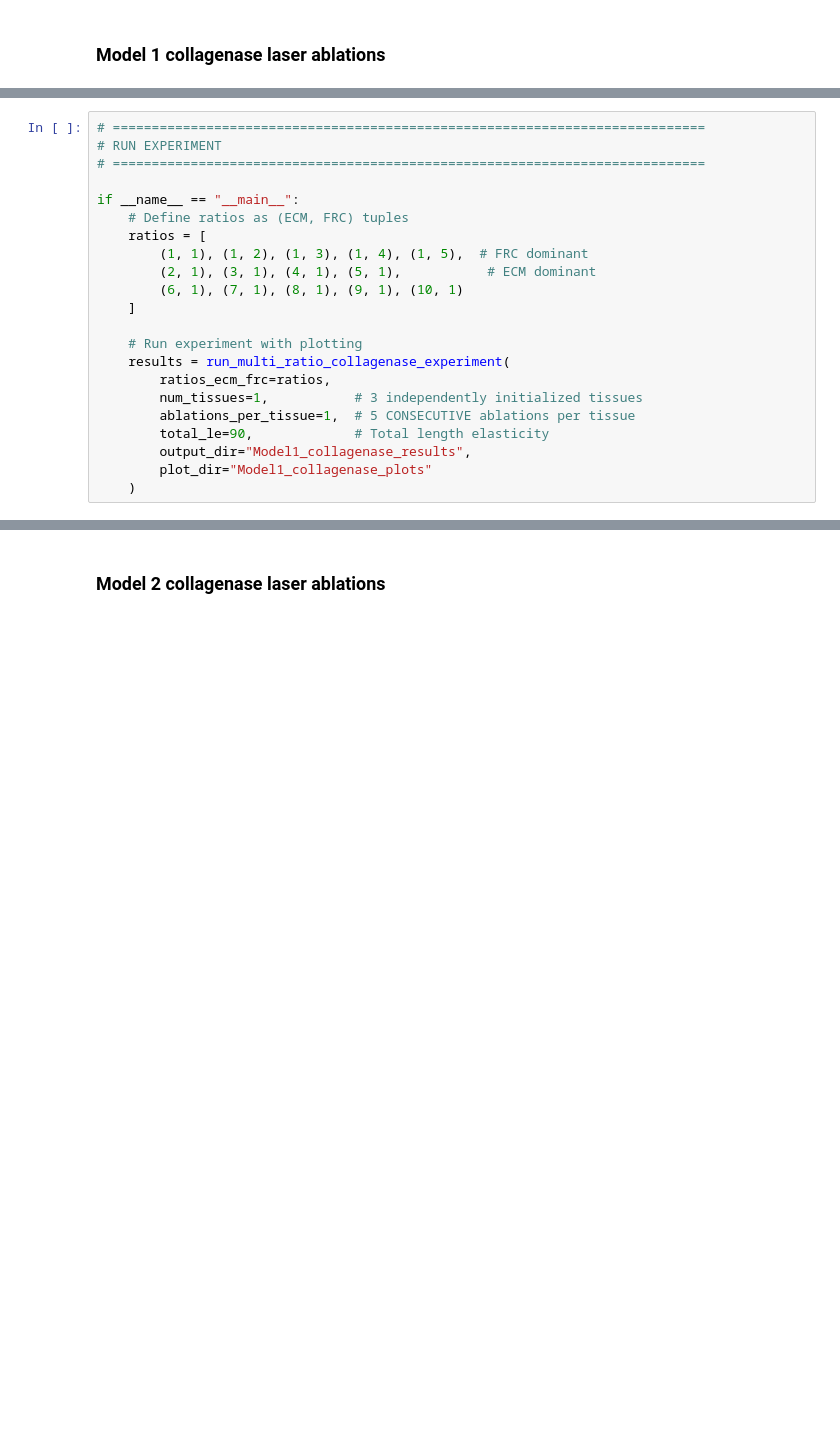
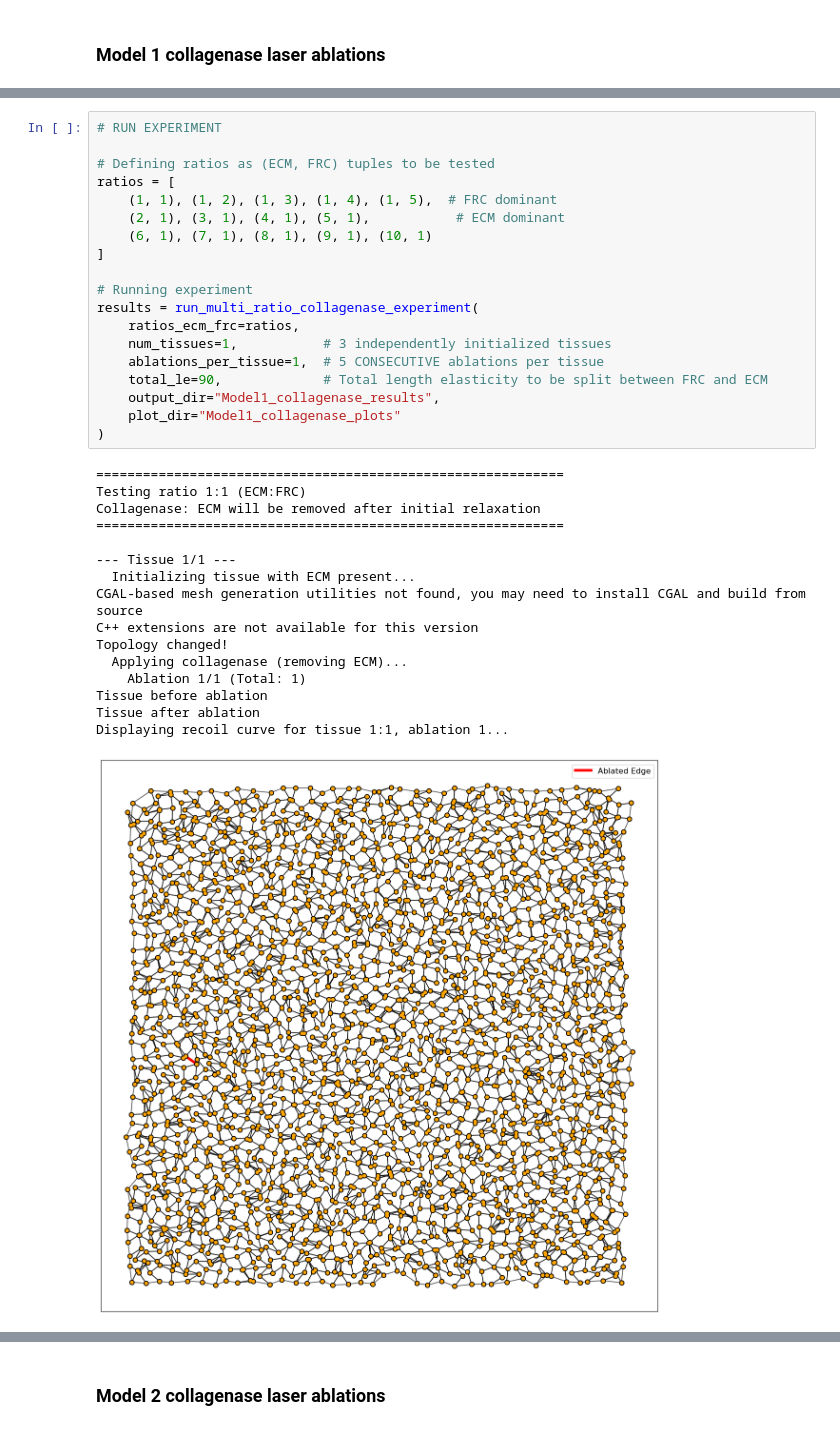
Before and after one commit to vlachina/LymphNode, a Jupyter notebook: notebooks/Figure_4/Collagenase simulations clean.ipynb, the cells around one changed output, grey strips where cells are left out. Saved outputs shown, nothing was run; the diff lists cells and outputs as text; blank space fills up the shorter version.

Commit message:
Collagenase laser ablations cleaned up

```diff
--- a/notebooks/Figure_4/Collagenase simulations clean.ipynb
+++ b/notebooks/Figure_4/Collagenase simulations clean.ipynb
@@ -566,24 +524,38 @@ def run_multi_ratio_collagenase_experiment(ratios_ecm_frc,
 
     return all_results
 # %%
-# ============================================================================
 # RUN EXPERIMENT
-# ============================================================================
 
-if __name__ == "__main__":
-    # Define ratios as (ECM, FRC) tuples
-    ratios = [
-        (1, 1), (1, 2), (1, 3), (1, 4), (1, 5),  # FRC dominant
-        (2, 1), (3, 1), (4, 1), (5, 1),           # ECM dominant
-        (6, 1), (7, 1), (8, 1), (9, 1), (10, 1)
-    ]
+# Defining ratios as (ECM, FRC) tuples to be tested
+ratios = [
+    (1, 1), (1, 2), (1, 3), (1, 4), (1, 5),  # FRC dominant
+    (2, 1), (3, 1), (4, 1), (5, 1),           # ECM dominant
+    (6, 1), (7, 1), (8, 1), (9, 1), (10, 1)
+]
 
-    # Run experiment with plotting
-    results = run_multi_ratio_collagenase_experiment(
-        ratios_ecm_frc=ratios,
-        num_tissues=1,           # 3 independently initialized tissues
-        ablations_per_tissue=1,  # 5 CONSECUTIVE ablations per tissue
-        total_le=90,             # Total length elasticity
-        output_dir="Model1_collagenase_results",
-        plot_dir="Model1_collagenase_plots"
-    )
+# Running experiment
+results = run_multi_ratio_collagenase_experiment(
+    ratios_ecm_frc=ratios,
+    num_tissues=1,           # 3 independently initialized tissues
+    ablations_per_tissue=1,  # 5 CONSECUTIVE ablations per tissue
+    total_le=90,             # Total length elasticity to be split between FRC and ECM
+    output_dir="Model1_collagenase_results",
+    plot_dir="Model1_collagenase_plots"
+)
+# %% [output]
+============================================================
+Testing ratio 1:1 (ECM:FRC)
+Collagenase: ECM will be removed after initial relaxation
+============================================================
+
+--- Tissue 1/1 ---
+  Initializing tissue with ECM present...
+CGAL-based mesh generation utilities not found, you may need to install CGAL and build from source
+C++ extensions are not available for this version
+Topology changed!
+  Applying collagenase (removing ECM)...
+    Ablation 1/1 (Total: 1)
+Tissue before ablation
+Tissue after ablation
+Displaying recoil curve for tissue 1:1, ablation 1...
+[figure, added]
```
Also changed, not shown: parts of 6 cells of this notebook, 1 other file.
